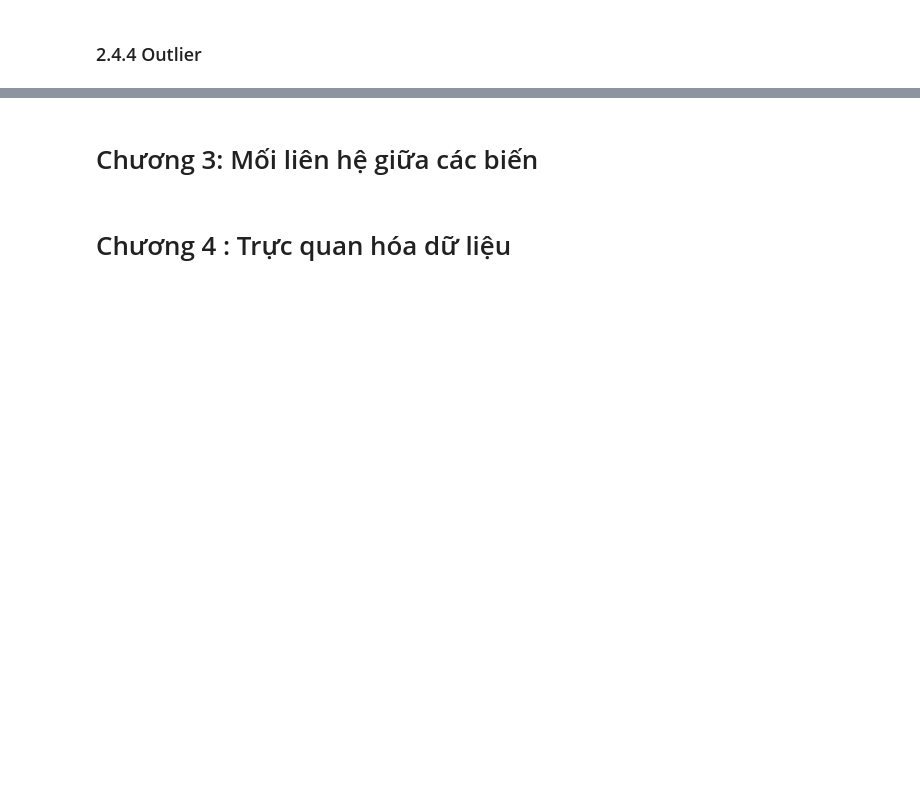
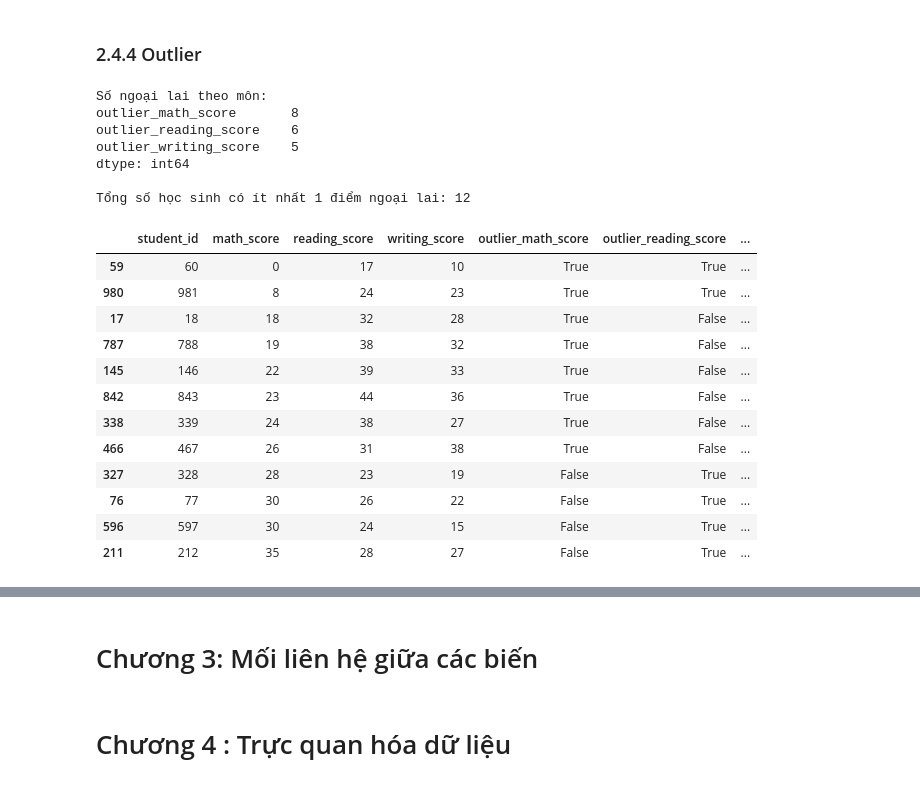
Before and after one commit to 25-DoThanQuocKhanh-24174600024/DHKL18A1HN_Do_An_Nhom_2_CD_3, a Jupyter notebook: Đồ_Án_1_Nhóm_2_2_DHKL18A1HN.ipynb, the cells around one changed output, grey strips where cells are left out. Drawn from its saved outputs; the diff is of its cells as text; code cells hidden in the pictures; blank space fills up the shorter version.

```diff
--- a/Đồ_Án_1_Nhóm_2_2_DHKL18A1HN.ipynb
+++ b/Đồ_Án_1_Nhóm_2_2_DHKL18A1HN.ipynb
@@ -315,2 +876,41 @@ file_path <- "/content/drive/MyDrive/colab_file/StudentsPerformance.csv"
 # %% [markdown]
 ### 2.4.4 Outlier
+# %%
+# ===== CELL 2.4.4a: Phát hiện ngoại lai bằng IQR (Tukey) ===============
+def iqr_flag(s):
+    q1, q3 = s.quantile(0.25), s.quantile(0.75)
+    iqr = q3 - q1
+    return (s < q1 - 1.5 * iqr) | (s > q3 + 1.5 * iqr)
+
+for c in score_cols:
+    df[f"outlier_{c}"] = iqr_flag(df[c])
+outlier_cols = [f"outlier_{c}" for c in score_cols]
+df["outlier_any"] = df[outlier_cols].any(axis=1)
+
+print("Số ngoại lai theo môn:")
+print(df[outlier_cols].sum())
+print("\nTổng số học sinh có ít nhất 1 điểm ngoại lai:", df["outlier_any"].sum())
+
+df.loc[df["outlier_any"], ["student_id"] + score_cols + outlier_cols] \
+  .sort_values("math_score").head(30)
+# %% [output]
+Số ngoại lai theo môn:
+outlier_math_score       8
+outlier_reading_score    6
+outlier_writing_score    5
+dtype: int64
+
+Tổng số học sinh có ít nhất 1 điểm ngoại lai: 12
+|  | student_id | math_score | reading_score | writing_score | outlier_math_score | outlier_reading_score | ... |
+| 59 | 60 | 0 | 17 | 10 | True | True | ... |
+| 980 | 981 | 8 | 24 | 23 | True | True | ... |
+| 17 | 18 | 18 | 32 | 28 | True | False | ... |
+| 787 | 788 | 19 | 38 | 32 | True | False | ... |
+| 145 | 146 | 22 | 39 | 33 | True | False | ... |
+| 842 | 843 | 23 | 44 | 36 | True | False | ... |
+| 338 | 339 | 24 | 38 | 27 | True | False | ... |
+| 466 | 467 | 26 | 31 | 38 | True | False | ... |
+| 327 | 328 | 28 | 23 | 19 | False | True | ... |
+| 76 | 77 | 30 | 26 | 22 | False | True | ... |
+| 596 | 597 | 30 | 24 | 15 | False | True | ... |
+| 211 | 212 | 35 | 28 | 27 | False | True | ... |
```
Also changed, not shown: parts of 27 cells of this notebook.
